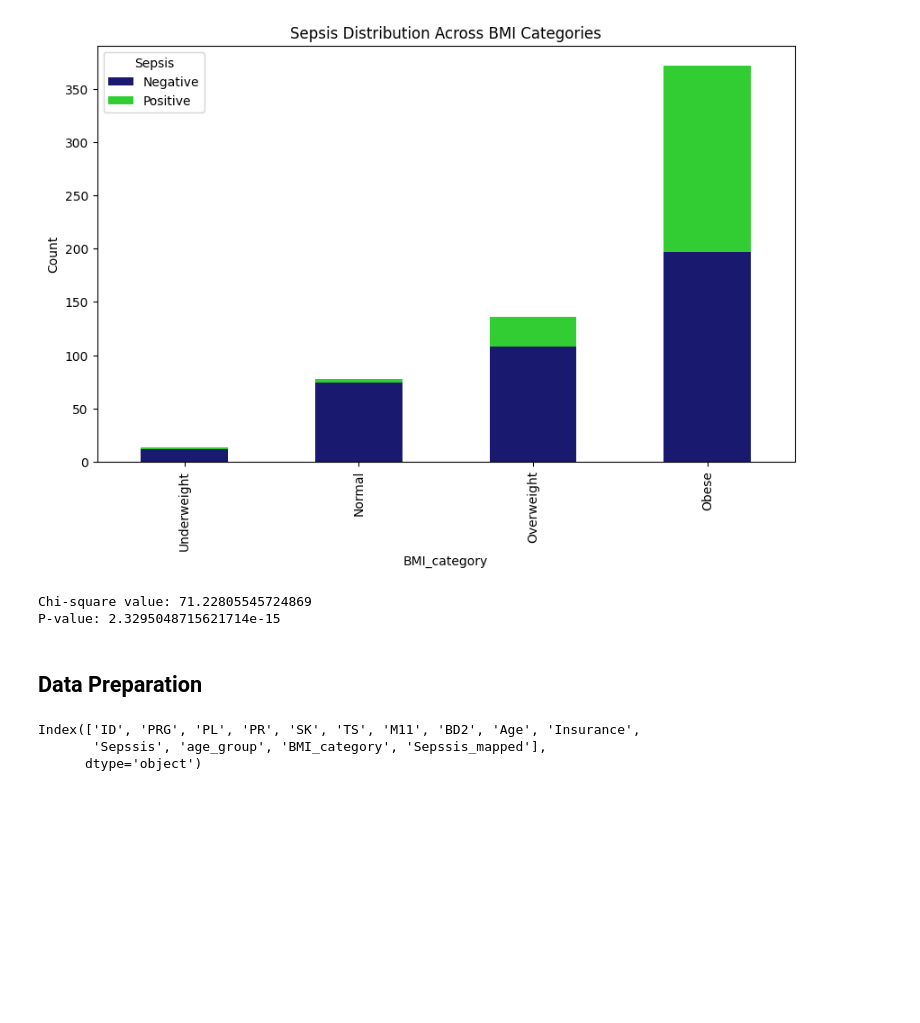
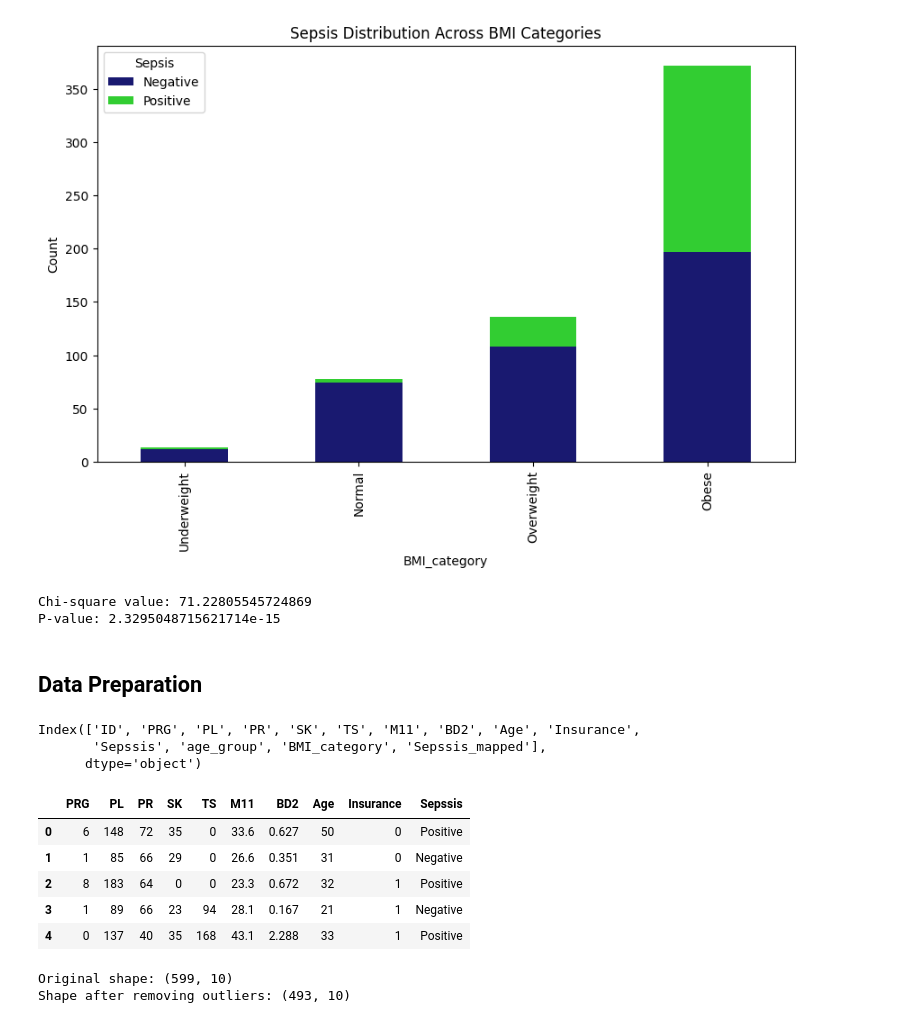
Before and after one commit to Samidirbsa/Career_Accelerator_P5-ML_API, a Jupyter notebook: Notebook.ipynb, the cells around one changed output. Saved outputs shown, nothing was run; the diff lists cells and outputs as text; code cells hidden in the pictures; blank space fills up the shorter version.

```diff
--- a/Notebook.ipynb
+++ b/Notebook.ipynb
@@ -743,3 +743,37 @@ df_Paitients_Files_Train.columns
 Index(['ID', 'PRG', 'PL', 'PR', 'SK', 'TS', 'M11', 'BD2', 'Age', 'Insurance',
        'Sepssis', 'age_group', 'BMI_category', 'Sepssis_mapped'],
       dtype='object')
+# %%
+df_Paitients_Files_Train = df_Paitients_Files_Train.drop(columns=['age_group','Sepssis_mapped','BMI_category','ID'], axis=1)
+# %%
+df_Paitients_Files_Train.head()
+# %% [output]
+|  | PRG | PL | PR | SK | TS | M11 | BD2 | Age | Insurance | Sepssis |
+| 0 | 6 | 148 | 72 | 35 | 0 | 33.6 | 0.627 | 50 | 0 | Positive |
+| 1 | 1 | 85 | 66 | 29 | 0 | 26.6 | 0.351 | 31 | 0 | Negative |
+| 2 | 8 | 183 | 64 | 0 | 0 | 23.3 | 0.672 | 32 | 1 | Positive |
+| 3 | 1 | 89 | 66 | 23 | 94 | 28.1 | 0.167 | 21 | 1 | Negative |
+| 4 | 0 | 137 | 40 | 35 | 168 | 43.1 | 2.288 | 33 | 1 | Positive |
+# %%
+numerical_features = ['PRG', 'PL', 'PR', 'SK', 'TS', 'M11', 'BD2', 'Age']
+
+# Creating a copy of the DataFrame to preserve the original data
+df_trim = df_Paitients_Files_Train.copy()
+
+# Calculating the IQR
+Q1 = df_Paitients_Files_Train[numerical_features].quantile(0.25)
+Q3 = df_Paitients_Files_Train[numerical_features].quantile(0.75)
+IQR = Q3 - Q1
+
+# Creating a mask to identify outliers
+outlier_mask = ((df_Paitients_Files_Train[numerical_features] < (Q1 - 1.5 * IQR)) | (df_Paitients_Files_Train[numerical_features] > (Q3 + 1.5 * IQR)))
+
+# Removing outliers
+df_trim = df_trim[~outlier_mask.any(axis=1)]
+
+# Display the shape of the cleaned dataset
+print("Original shape:", df_Paitients_Files_Train.shape)
+print("Shape after removing outliers:", df_trim.shape)
+# %% [output]
+Original shape: (599, 10)
+Shape after removing outliers: (493, 10)
```
